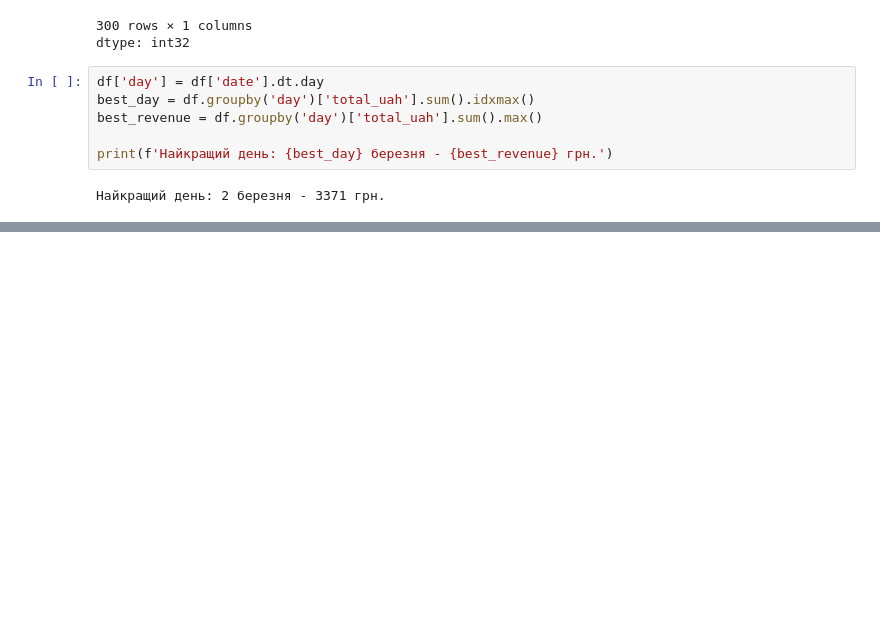
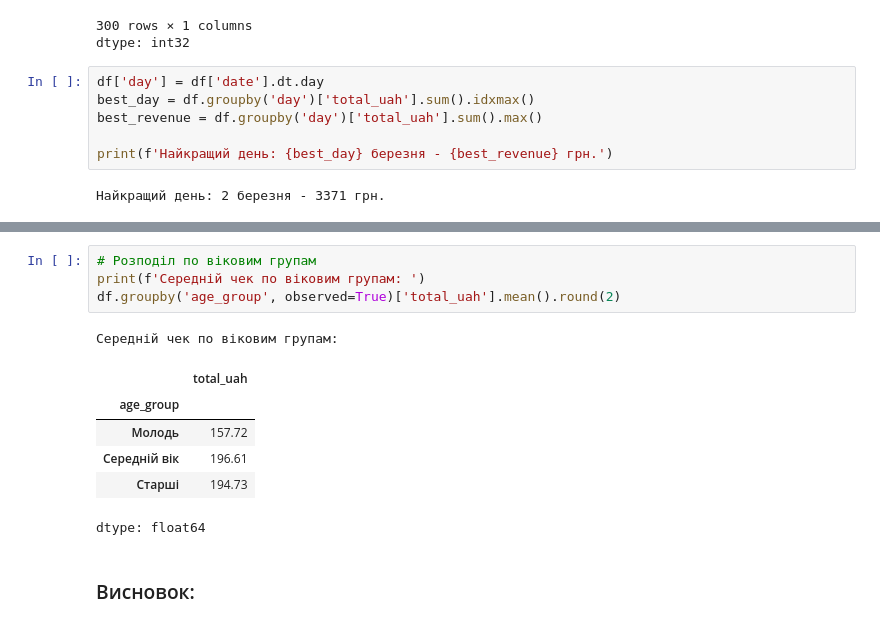
Before and after one commit to zzzer0-wav/myDTA_2026, a Jupyter notebook: projects_analysis/project_sales_analysis.ipynb, the cells around one changed output, grey strips where cells are left out. Saved outputs shown, nothing was run; the diff lists cells and outputs as text; blank space fills up the shorter version.

```diff
--- a/projects_analysis/project_sales_analysis.ipynb
+++ b/projects_analysis/project_sales_analysis.ipynb
@@ -482,0 +556,14 @@ Timestamp('2024-03-02 00:00:00')
+# %%
+# Розподіл по віковим групам
+print(f'Середній чек по віковим групам: ')
+df.groupby('age_group', observed=True)['total_uah'].mean().round(2)
+# %% [output]
+Середній чек по віковим групам:
+|  | total_uah |
+| age_group |  |
+| Молодь | 157.72 |
+| Cередній вік | 196.61 |
+| Старші | 194.73 |
+dtype: float64
+# %% [markdown]
+### Висновок:
```
Also changed, not shown: parts of 11 cells of this notebook.
